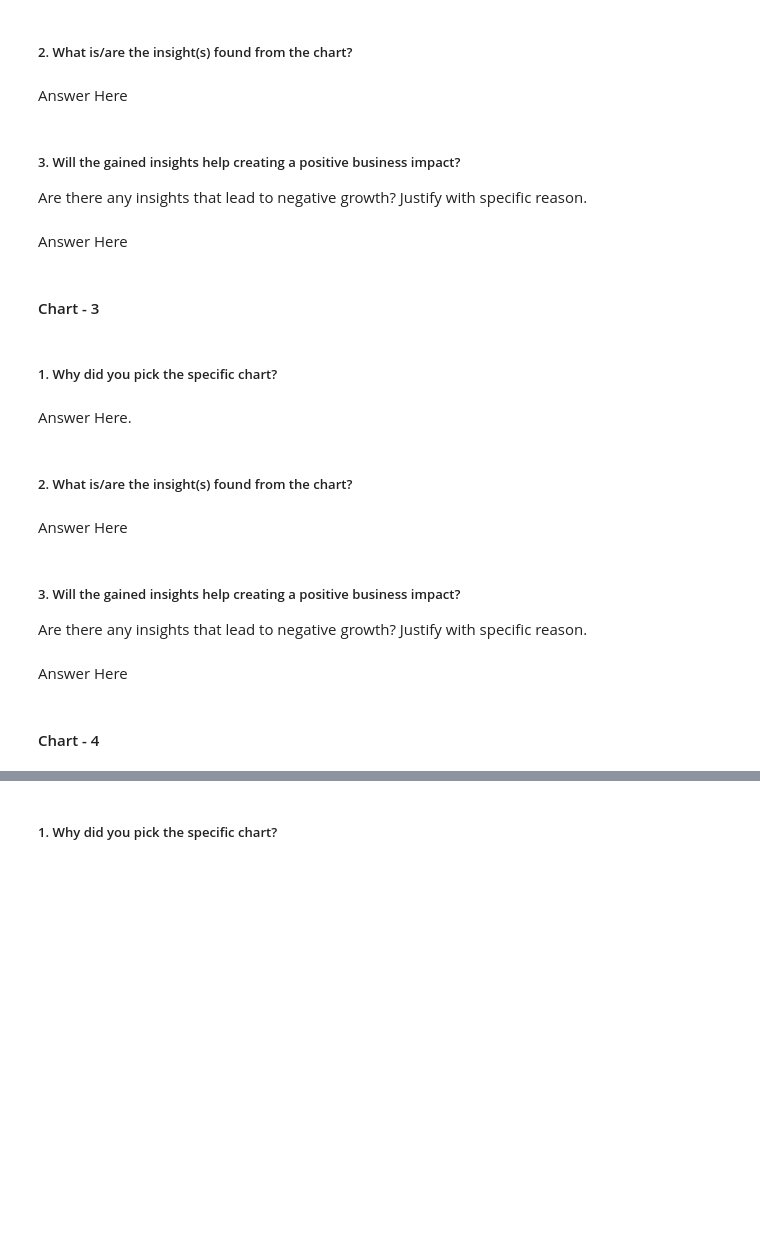
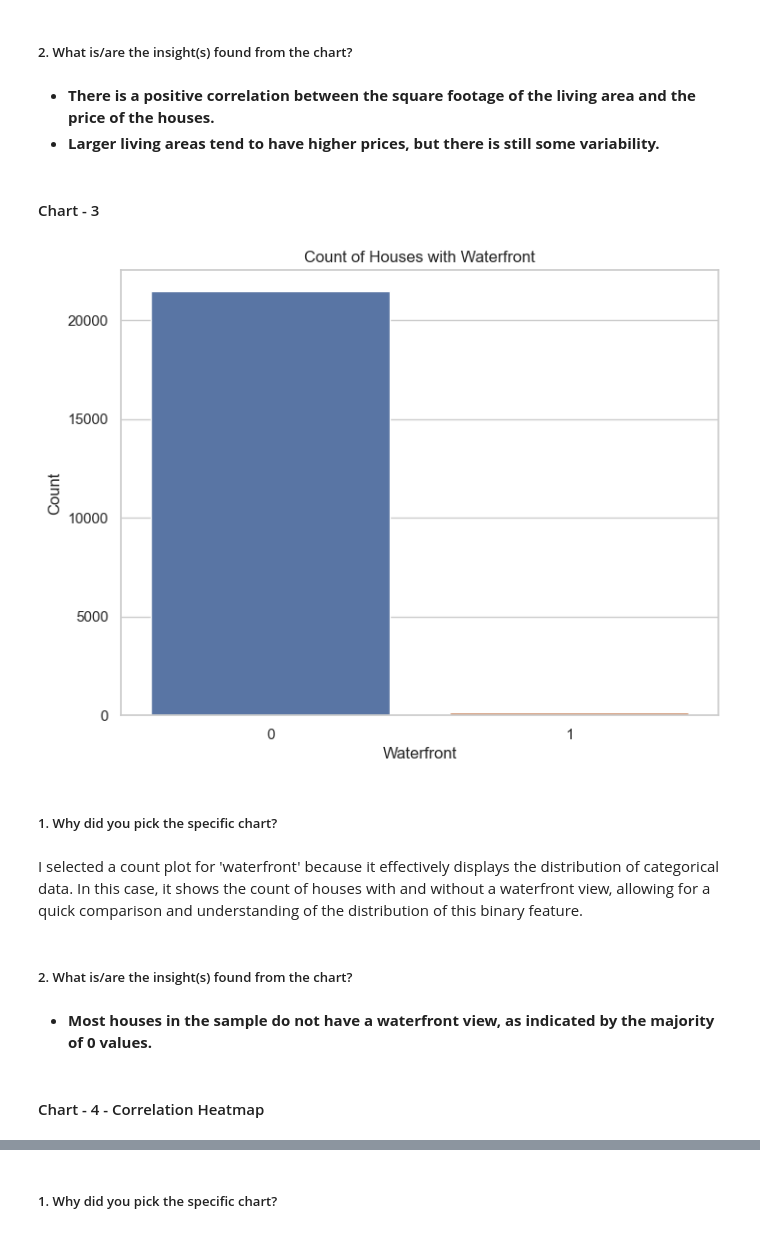
Before and after one commit to Mostaqul143/House-Sales-in-King-County-USA, a Jupyter notebook: Template.ipynb, the cells around one changed output, grey strips where cells are left out. Cells and saved outputs as stored; diff of their text form; code cells hidden in the pictures; blank space fills up the shorter version.

```diff
--- a/Template.ipynb
+++ b/Template.ipynb
@@ -338,11 +362,8 @@ Answer Here.
 # %% [markdown]
 ##### 2. What is/are the insight(s) found from the chart?
-# %% [markdown]
-Answer Here
-# %% [markdown]
-##### 3. Will the gained insights help creating a positive business impact?
-Are there any insights that lead to negative growth? Justify with specific reason.
-# %% [markdown]
-Answer Here
+# %% [markdown]
+
+*  **There is a positive correlation between the square footage of the living area and the price of the houses.**
+*  **Larger living areas tend to have higher prices, but there is still some variability.**
 # %% [markdown]
 #### Chart - 3
@@ -351,15 +370,25 @@ Answer Here
+# %%
+# Chart - 3 visualization code
+
+
+# Visualization 4: Count plot of 'waterfront'
+
+plt.figure(figsize=(8, 6))
+sns.countplot(data=df, x='waterfront')
+plt.title('Count of Houses with Waterfront')
+plt.xlabel('Waterfront')
+plt.ylabel('Count')
+plt.show()
+# %% [output]
+[figure, added]
 # %% [markdown]
 ##### 1. Why did you pick the specific chart?
-# %% [markdown]
-Answer Here.
+# %% [markdown]
+I selected a count plot for 'waterfront' because it effectively displays the distribution of categorical data. In this case, it shows the count of houses with and without a waterfront view, allowing for a quick comparison and understanding of the distribution of this binary feature.
 # %% [markdown]
 ##### 2. What is/are the insight(s) found from the chart?
-# %% [markdown]
-Answer Here
-# %% [markdown]
-##### 3. Will the gained insights help creating a positive business impact?
-Are there any insights that lead to negative growth? Justify with specific reason.
-# %% [markdown]
-Answer Here
+# %% [markdown]
+
+*  **Most houses in the sample do not have a waterfront view, as indicated by the majority of 0 values.**
 # %% [markdown]
-#### Chart - 4
+#### Chart - 4 - Correlation Heatmap
```
Also changed, not shown: parts of 188 cells of this notebook.
